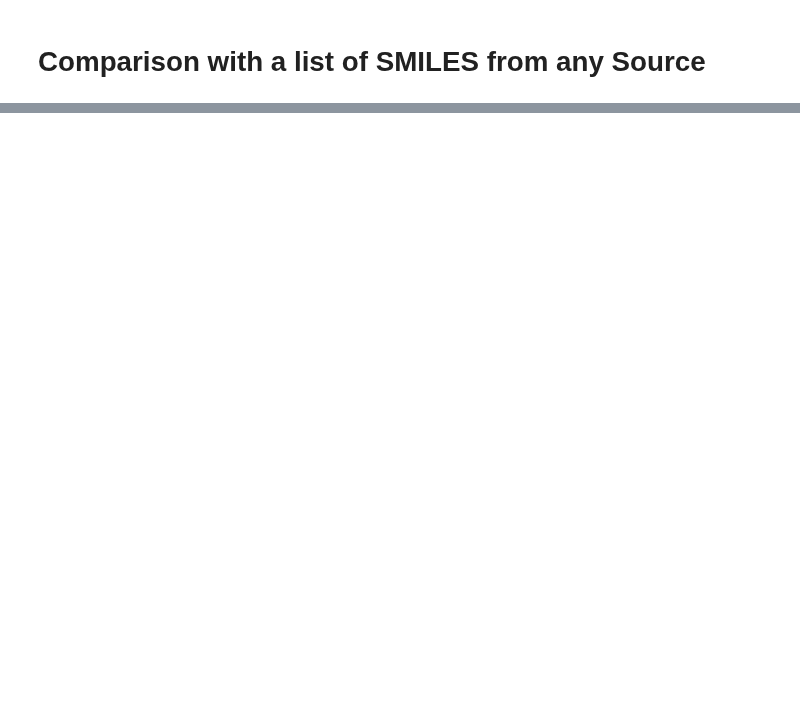
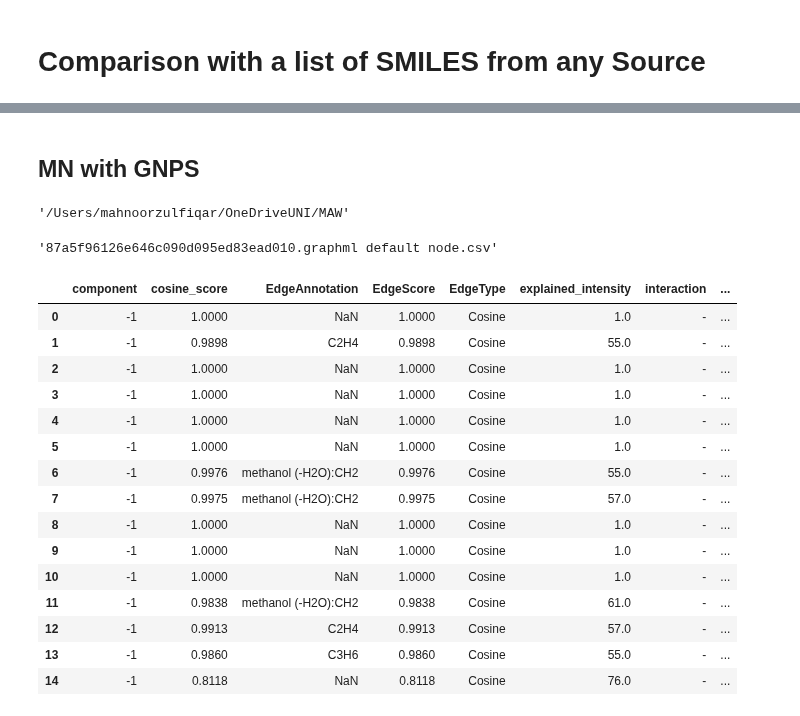
Before and after one commit to zmahnoor14/MAW, a Jupyter notebook: Workflow_Python_Functions.ipynb, the cells around one changed output, grey strips where cells are left out. Drawn from its saved outputs; the diff is of its cells as text; code cells hidden in the pictures; blank space fills up the shorter version.

```diff
--- a/Workflow_Python_Functions.ipynb
+++ b/Workflow_Python_Functions.ipynb
@@ -2670,0 +2671,36 @@ def SMILESscreening(input_dir, resultcsv, complist, listname):
+# %% [markdown]
+## MN with GNPS
+# %%
+os.getcwd()
+# %% [output]
+'/Users/mahnoorzulfiqar/OneDriveUNI/MAW'
+# %%
+GMNfile_edge = [f for f in os.listdir(os.getcwd()) if "edge" in f]
+GMNfile_node = [f for f in os.listdir(os.getcwd()) if "node" in f]
+# %%
+GMNfile_node[0]
+# %% [output]
+'87a5f96126e646c090d095ed83ead010.graphml default node.csv'
+# %%
+GMNdf_node = pd.read_csv(GMNfile_node[0])
+
+GMNdf_edge = pd.read_csv(GMNfile_edge[0])
+# %%
+GMNdf_edge
+# %% [output]
+|  | component | cosine_score | EdgeAnnotation | EdgeScore | EdgeType | explained_intensity | interaction | ... |
+| 0 | -1 | 1.0000 | NaN | 1.0000 | Cosine | 1.0 | - | ... |
+| 1 | -1 | 0.9898 | C2H4 | 0.9898 | Cosine | 55.0 | - | ... |
+| 2 | -1 | 1.0000 | NaN | 1.0000 | Cosine | 1.0 | - | ... |
+| 3 | -1 | 1.0000 | NaN | 1.0000 | Cosine | 1.0 | - | ... |
+| 4 | -1 | 1.0000 | NaN | 1.0000 | Cosine | 1.0 | - | ... |
+| 5 | -1 | 1.0000 | NaN | 1.0000 | Cosine | 1.0 | - | ... |
+| 6 | -1 | 0.9976 | methanol (-H2O):CH2 | 0.9976 | Cosine | 55.0 | - | ... |
+| 7 | -1 | 0.9975 | methanol (-H2O):CH2 | 0.9975 | Cosine | 57.0 | - | ... |
+| 8 | -1 | 1.0000 | NaN | 1.0000 | Cosine | 1.0 | - | ... |
+| 9 | -1 | 1.0000 | NaN | 1.0000 | Cosine | 1.0 | - | ... |
+| 10 | -1 | 1.0000 | NaN | 1.0000 | Cosine | 1.0 | - | ... |
+| 11 | -1 | 0.9838 | methanol (-H2O):CH2 | 0.9838 | Cosine | 61.0 | - | ... |
+| 12 | -1 | 0.9913 | C2H4 | 0.9913 | Cosine | 57.0 | - | ... |
+| 13 | -1 | 0.9860 | C3H6 | 0.9860 | Cosine | 55.0 | - | ... |
+| 14 | -1 | 0.8118 | NaN | 0.8118 | Cosine | 76.0 | - | ... |
```
Also changed, not shown: parts of 13 cells of this notebook, 4 other files.
